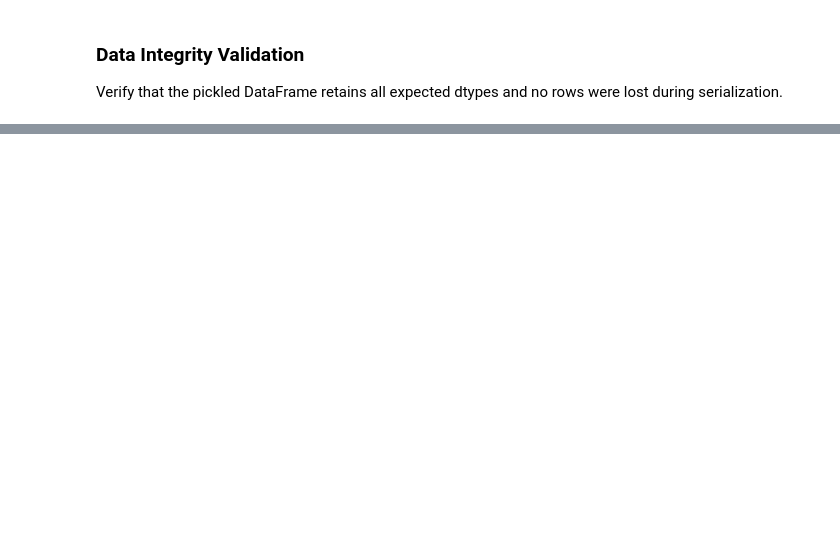
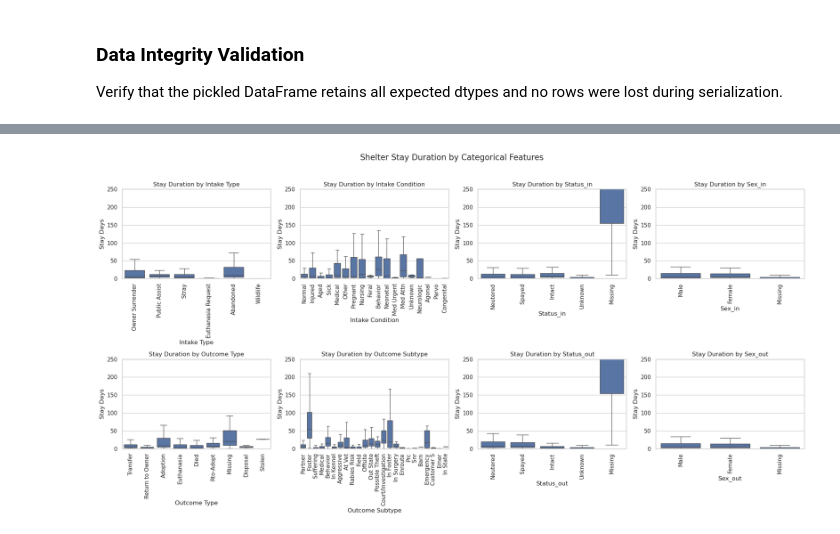
Before and after one commit to KKulmus/animal-shelter-stay-analysis, a Jupyter notebook: 02_exploratory_analysis.ipynb, the cells around one changed output, grey strips where cells are left out. Cells and saved outputs as stored; diff of their text form; code cells hidden in the pictures; blank space fills up the shorter version.

Commit message:
EDA Part 1: Data cleaning, seasonality, age and breed analysis

```diff
--- a/02_exploratory_analysis.ipynb
+++ b/02_exploratory_analysis.ipynb
@@ -78,0 +220,36 @@ Missing values are preserved for now and addressed during specific analyses.
+# %%
+catcols = [
+    'Intake Type', 'Intake Condition', 'Status_in', 'Sex_in',
+    'Outcome Type', 'Outcome Subtype', 'Status_out', 'Sex_out'
+]
+numcols = ['Month_in', 'Year_in', 'Age upon Intake (months)', 'Number of Intake',
+       'Month_out', 'Year_out', 'Age upon Outcome (months)',
+       'Number of Outcome']
+# %%
+df_clean["Stay Days"] = df_clean["Time in shelter"].dt.total_seconds() / (3600 * 24)
+
+duration_data = df_clean[df_clean["Stay Days"].notna()].copy()
+
+
+# Boxplots: Duration by categorical features
+fig, axes = plt.subplots(2, 4, figsize=(20, 10))
+axes = axes.flatten()
+
+for i, col in enumerate(catcols):
+    sns.boxplot(
+        data=df_clean[df_clean["Time in shelter"].notna()],
+        x=col,
+        y= "Stay Days",
+        ax=axes[i],
+        showfliers=False  # Outlier ausblenden für Lesbarkeit
+    )
+    axes[i].tick_params(axis='x', rotation=90)
+
+    axes[i].set_ylim(0, 250)
+    axes[i].set_title(f"Stay Duration by {col}")
+
+plt.suptitle("Shelter Stay Duration by Categorical Features", fontsize=16, y=1.02)
+plt.tight_layout()
+plt.show()
+# %% [output]
+[figure, added]
```
Also changed, not shown: parts of 26 cells of this notebook, 2 other files.
